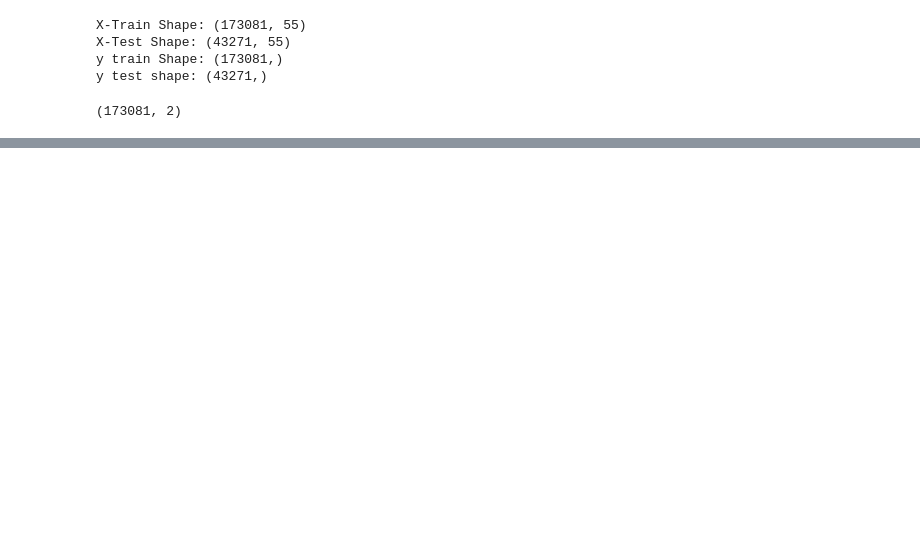
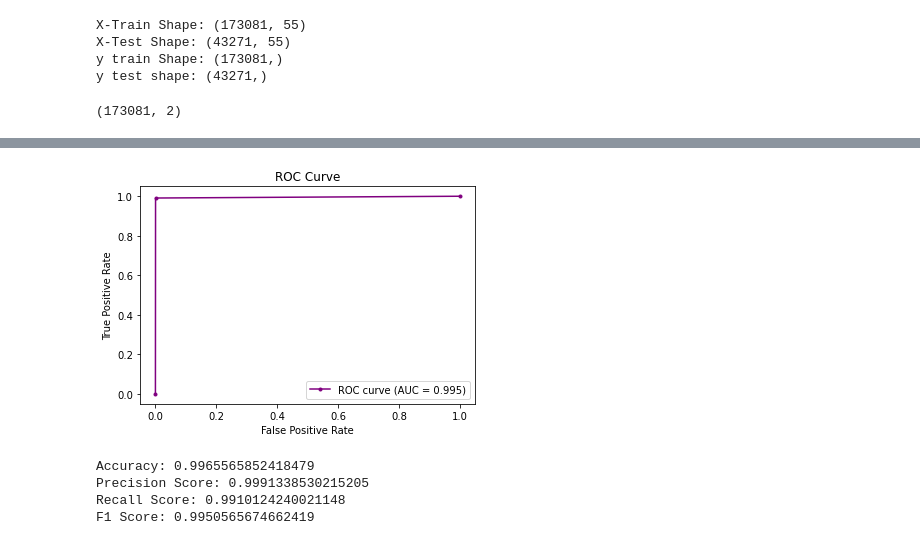
Before and after one commit to bethanie13/CSC-5220-Final-Project, a Jupyter notebook: Boy.ipynb, the cells around one changed output, grey strips where cells are left out. Drawn from its saved outputs; the diff is of its cells as text; code cells hidden in the pictures; blank space fills up the shorter version.

```diff
--- a/Boy.ipynb
+++ b/Boy.ipynb
@@ -160,3 +155,0 @@ preds = model.predict(X_test)
-# %%
-preds = numpy.argmax(preds, axis=1)
-y_test = numpy.argmax(y_test, axis=1)
@@ -221,0 +229,22 @@ predictor = KerasClassifier(build_fn=tuned_model, epochs=10, batch_size=100, ver
+# %%
+fpr, tpr, _ = roc_curve(y_test, preds)
+pyplot.plot(fpr, tpr, marker='.', color='purple', label='ROC curve (AUC = %0.3f)' % roc_auc_score(y_test, preds))
+# axis labels
+pyplot.title('ROC Curve')
+pyplot.xlabel('False Positive Rate')
+pyplot.ylabel('True Positive Rate')
+# show the legend
+pyplot.legend()
+# show the plot
+pyplot.show()
+
+print('Accuracy:',accuracy_score(y_test, preds))
+print('Precision Score:', precision_score(y_test, preds))
+print('Recall Score:', recall_score(y_test, preds))
+print('F1 Score:', f1_score(y_test, preds))
+# %% [output]
+[figure, added]
+Accuracy: 0.9965565852418479
+Precision Score: 0.9991338530215205
+Recall Score: 0.9910124240021148
+F1 Score: 0.9950565674662419
```
Also changed, not shown: parts of 14 cells of this notebook, 1 other file.
